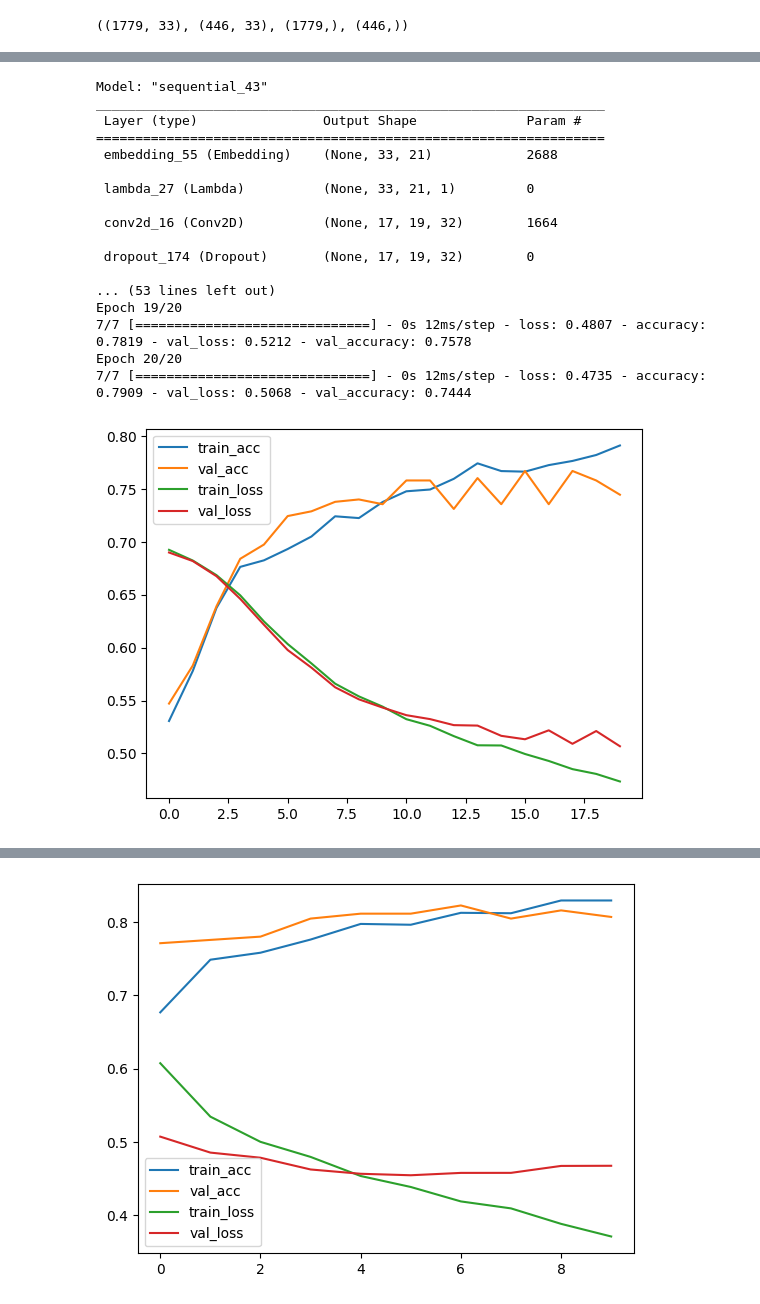
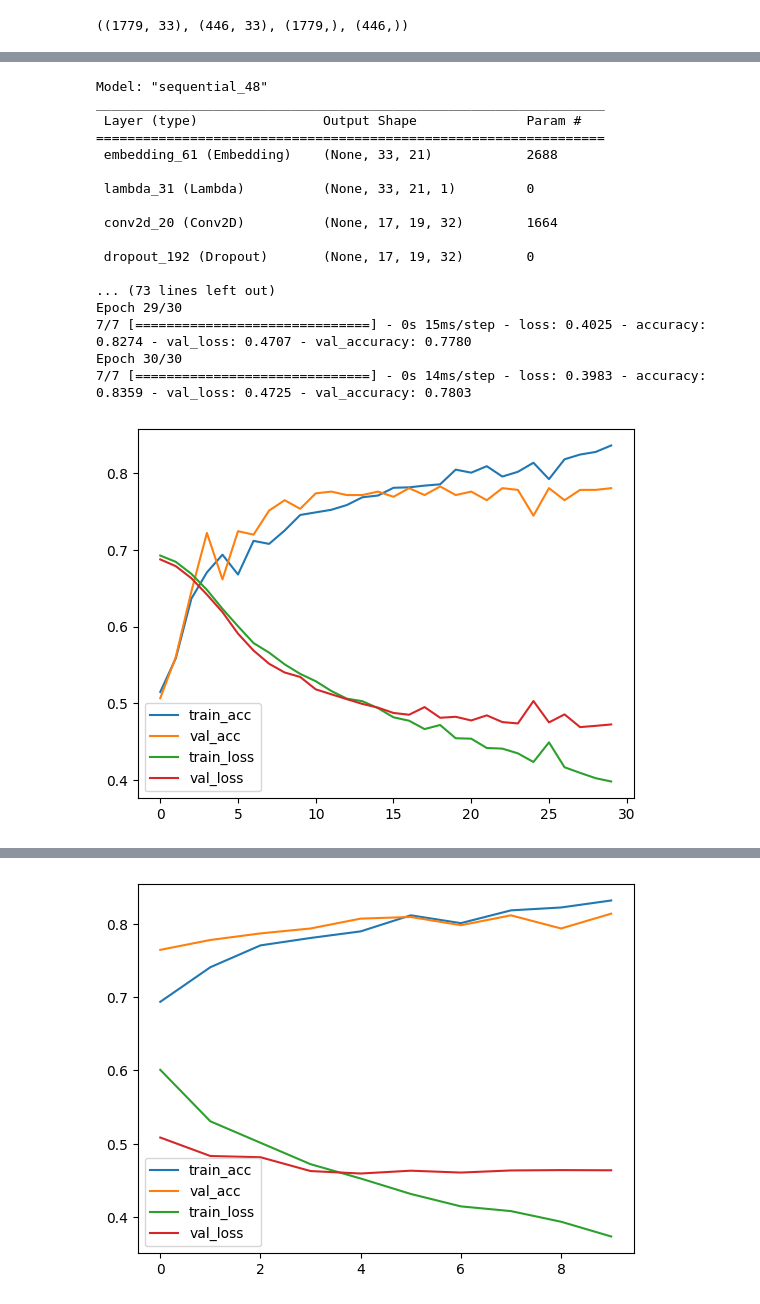
Before and after one commit to anuprulez/transformer_dephosphorylation, a Jupyter notebook: notebooks/train_prot_t5_ffn.ipynb, the cells around one changed output, grey strips where cells are left out. Drawn from its saved outputs; the diff is of its cells as text; code cells hidden in the pictures.

```diff
--- a/notebooks/train_prot_t5_ffn.ipynb
+++ b/notebooks/train_prot_t5_ffn.ipynb
@@ -165,7 +165,7 @@ def CNN_model():
     return model
 
 
-'''#import tensorflow as tf
+#import tensorflow as tf
 from tensorflow.keras.layers import MultiHeadAttention, LayerNormalization, Layer, GlobalAveragePooling1D, Input, GlobalAveragePooling2D
 #from tensorflow.keras.layers import Dense, Embedding
 #from tensorflow.keras.models import Sequential
@@ -214,7 +214,7 @@ class TokenAndPositionEmbedding(Layer):
         return x + positions
 
 # transformer based embedding model
-def CNN_model():
+def transformer_model():
     vocab_size = 21
     embed_dim = 32 #config["embedding_dim"]
     ff_dim = 32 #config["feed_forward_dim"]
@@ -232,4 +232,4 @@ def CNN_model():
     x = Dense(ff_dim, activation="relu")(x)
     x = Dropout(dropout)(x)
     outputs = Dense(1, activation="sigmoid")(x)
-    return Model(inputs=inputs, outputs=[outputs])'''
+    return Model(inputs=inputs, outputs=[outputs])
@@ -238,6 +236,6 @@ def CNN_model():
 # %%
 iteration = 1
-n_epo_cnn = 20
+n_epo_cnn = 30
 n_epo = 10
 
 model_A = CNN_model()
@@ -260,7 +258,7 @@ history_A = model_A.fit(X_train_CNN, train_ST_labels, batch_size=256, epochs=n_e
 #model_A.save('../models/cv_new/model_A_'+str(iteration)+'.h5')
 model_A.save_weights('../models/model_A.h5')
 
-y_pred = model_B.predict(X_test_full_ST_embedding).reshape(test_ST_labels.shape[0],)
+y_pred = model_A.predict(X_test_CNN).reshape(test_ST_labels.shape[0],)
 y_pred = (y_pred > 0.5)
 y_pred = [int(i) for i in y_pred]
 test_ST_labels = np.array(test_ST_labels)
@@ -290,41 +288,81 @@ early_stopping = tf.keras.callbacks.EarlyStopping(monitor='val_accuracy',patienc
 metric = 'val_accuracy'
 
 history_B = model_B.fit(X_train_full_ST_embedding, train_ST_labels, batch_size=256, epochs=n_epo, verbose=1, callbacks=[],
                         validation_data=(X_test_full_ST_embedding, test_ST_labels))
 
 model_B.save_weights('../models/model_B.h5')
 
 y_pred = model_B.predict(X_test_full_ST_embedding).reshape(test_ST_labels.shape[0],)
 y_pred = (y_pred > 0.5)
 y_pred = [int(i) for i in y_pred]
 test_ST_labels = np.array(test_ST_labels)
 y_pred = np.array(y_pred)
 
 cm = confusion_matrix(test_ST_labels, y_pred)
 mcc = matthews_corrcoef(test_ST_labels, y_pred)
 acc = accuracy_score(test_ST_labels, y_pred)
 
 sn = cm[1][1]/(cm[1][1]+cm[1][0])
 sp = cm[0][0]/(cm[0][0]+cm[0][1])
 
 plot(history_B)
 print("\n Acc: %s, MCC: %s, SN:%s, SP:%s, \n CM:%s" %(str(acc), str(mcc), str(sn), str(sp), cm))
+
+############# Training Transformer
+
+
+model_C = transformer_model()
+model_C.compile(optimizer=Adam(learning_rate=1e-3),
+          loss=BinaryCrossentropy(),
+          metrics=['accuracy'])
+
+model_C.summary()
+
+print("Training Transformer model...")
+
+metric = 'val_accuracy'
+
+#early_stopping = tf.keras.callbacks.EarlyStopping(monitor='val_accuracy',patience=7,mode='auto')
+
+history_C = model_C.fit(X_train_CNN, train_ST_labels, batch_size=256, epochs=n_epo_cnn, verbose=1,callbacks=[],
+    validation_data=(X_test_CNN, test_ST_labels))
+
+# Save model
+#model_A.save('../models/cv_new/model_A_'+str(iteration)+'.h5')
+model_C.save_weights('../models/model_C.h5')
+
+y_pred = model_C.predict(X_test_CNN).reshape(test_ST_labels.shape[0],)
+y_pred = (y_pred > 0.5)
+y_pred = [int(i) for i in y_pred]
+test_ST_labels = np.array(test_ST_labels)
+y_pred = np.array(y_pred)
+
+cm = confusion_matrix(test_ST_labels, y_pred)
+mcc = matthews_corrcoef(test_ST_labels, y_pred)
+acc = accuracy_score(test_ST_labels, y_pred)
+
+sn = cm[1][1]/(cm[1][1]+cm[1][0])
+sp = cm[0][0]/(cm[0][0]+cm[0][1])
+
+#save plot
+plot(history_C)
+print("\n Acc: %s, MCC: %s, SN:%s, SP:%s, \n CM:%s" %(str(acc), str(mcc), str(sn), str(sp), cm))
 # %% [output]
-Model: "sequential_43"
+Model: "sequential_48"
 _________________________________________________________________
  Layer (type)                Output Shape              Param #
 =================================================================
- embedding_55 (Embedding)    (None, 33, 21)            2688
+ embedding_61 (Embedding)    (None, 33, 21)            2688
 
- lambda_27 (Lambda)          (None, 33, 21, 1)         0
+ lambda_31 (Lambda)          (None, 33, 21, 1)         0
 
- conv2d_16 (Conv2D)          (None, 17, 19, 32)        1664
+ conv2d_20 (Conv2D)          (None, 17, 19, 32)        1664
 
- dropout_174 (Dropout)       (None, 17, 19, 32)        0
+ dropout_192 (Dropout)       (None, 17, 19, 32)        0
 
-... (53 lines left out)
-Epoch 19/20
-7/7 [==============================] - 0s 12ms/step - loss: 0.4807 - accuracy: 0.7819 - val_loss: 0.5212 - val_accuracy: 0.7578
-Epoch 20/20
-7/7 [==============================] - 0s 12ms/step - loss: 0.4735 - accuracy: 0.7909 - val_loss: 0.5068 - val_accuracy: 0.7444
+... (73 lines left out)
+Epoch 29/30
+7/7 [==============================] - 0s 15ms/step - loss: 0.4025 - accuracy: 0.8274 - val_loss: 0.4707 - val_accuracy: 0.7780
+Epoch 30/30
+7/7 [==============================] - 0s 14ms/step - loss: 0.3983 - accuracy: 0.8359 - val_loss: 0.4725 - val_accuracy: 0.7803
-[figure, old version]
+[figure, new version]
@@ -348 +386 @@ Epoch 10/10
-[figure, old version]
+[figure, new version]
```
Also changed, not shown: parts of 4 cells of this notebook.
